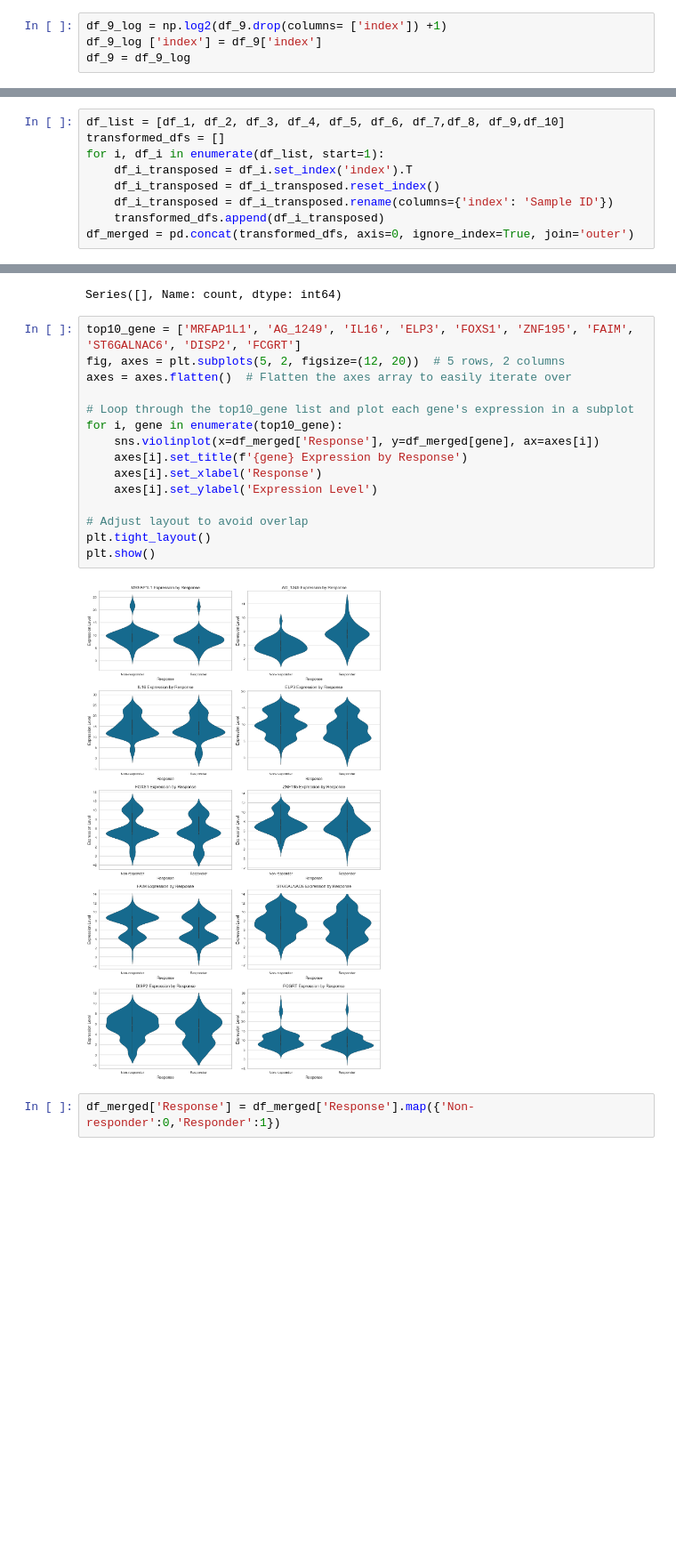
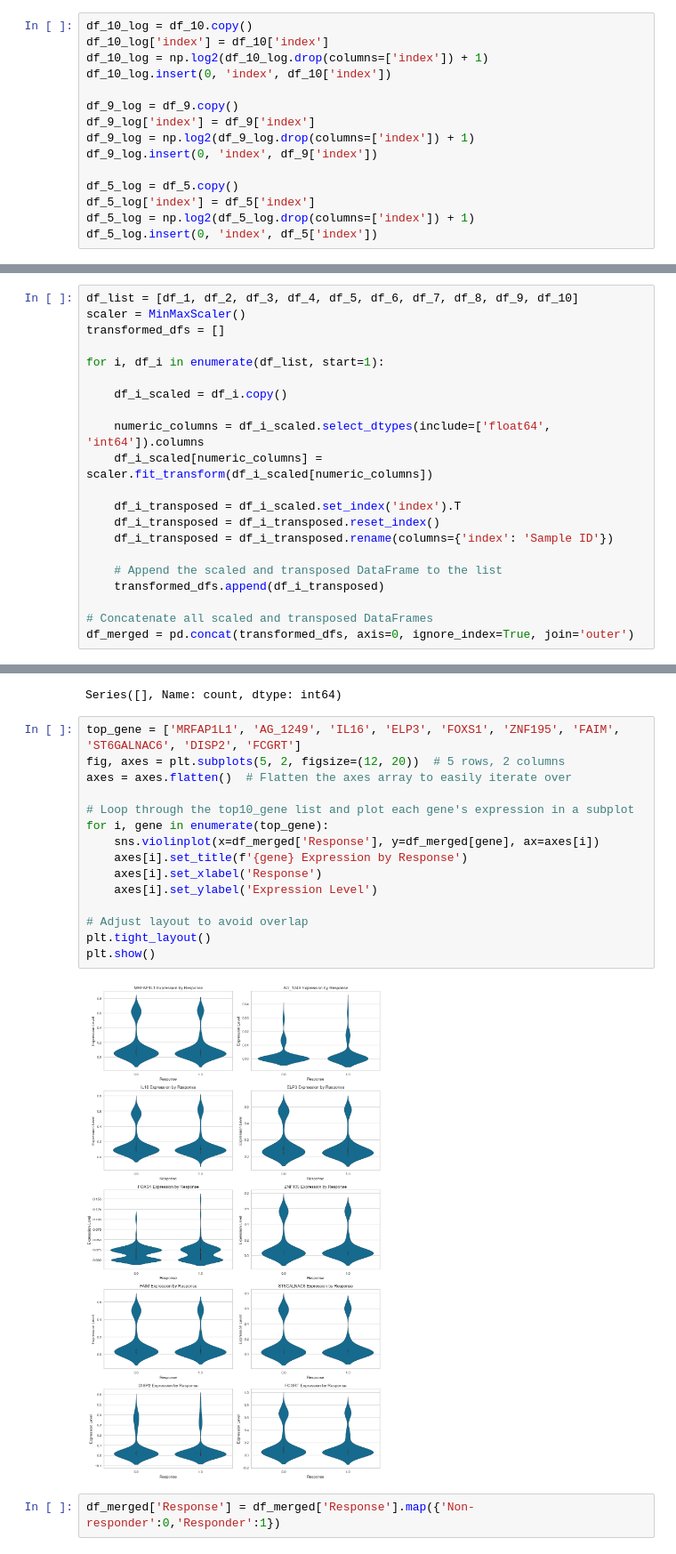
Before and after one commit to hozhao87/Cancer_Drug_Prediction_with_Machine_Learning_Model, a Jupyter notebook: drug_response_prediction_breast_cancer_sum.ipynb, the cells around one changed output, grey strips where cells are left out. Shown at 89% size. Cells and saved outputs as stored; diff of their text form; blank space fills up the shorter version.

```diff
--- a/drug_response_prediction_breast_cancer_sum.ipynb
+++ b/drug_response_prediction_breast_cancer_sum.ipynb
@@ -53,5 +68,16 @@ df_5 = df_5_log
 # %%
-df_9_log = np.log2(df_9.drop(columns= ['index']) +1)
-df_9_log ['index'] = df_9['index']
-df_9 = df_9_log
+df_10_log = df_10.copy()
+df_10_log['index'] = df_10['index']
+df_10_log = np.log2(df_10_log.drop(columns=['index']) + 1)
+df_10_log.insert(0, 'index', df_10['index'])
+
+df_9_log = df_9.copy()
+df_9_log['index'] = df_9['index']
+df_9_log = np.log2(df_9_log.drop(columns=['index']) + 1)
+df_9_log.insert(0, 'index', df_9['index'])
+
+df_5_log = df_5.copy()
+df_5_log['index'] = df_5['index']
+df_5_log = np.log2(df_5_log.drop(columns=['index']) + 1)
+df_5_log.insert(0, 'index', df_5['index'])
 # %%
@@ -62,11 +103,23 @@ df_10 = df_10_log
 # %%
-df_list = [df_1, df_2, df_3, df_4, df_5, df_6, df_7,df_8, df_9,df_10]
+df_list = [df_1, df_2, df_3, df_4, df_5, df_6, df_7, df_8, df_9, df_10]
+scaler = MinMaxScaler()
 transformed_dfs = []
+
 for i, df_i in enumerate(df_list, start=1):
-    df_i_transposed = df_i.set_index('index').T
+
+    df_i_scaled = df_i.copy()
+
+    numeric_columns = df_i_scaled.select_dtypes(include=['float64', 'int64']).columns
+    df_i_scaled[numeric_columns] = scaler.fit_transform(df_i_scaled[numeric_columns])
+
+    df_i_transposed = df_i_scaled.set_index('index').T
     df_i_transposed = df_i_transposed.reset_index()
     df_i_transposed = df_i_transposed.rename(columns={'index': 'Sample ID'})
+
+    # Append the scaled and transposed DataFrame to the list
     transformed_dfs.append(df_i_transposed)
+
+# Concatenate all scaled and transposed DataFrames
 df_merged = pd.concat(transformed_dfs, axis=0, ignore_index=True, join='outer')
 # %%
 df_merged = df_merged.merge(response[['Sample ID', 'Response']], on='Sample ID', how='left')
@@ -91,22 +144,22 @@ print(duplicate_counts[duplicate_counts > 1])
 # %% [output]
 Series([], Name: count, dtype: int64)
 # %%
-top10_gene = ['MRFAP1L1', 'AG_1249', 'IL16', 'ELP3', 'FOXS1', 'ZNF195', 'FAIM', 'ST6GALNAC6', 'DISP2', 'FCGRT']
+top_gene = ['MRFAP1L1', 'AG_1249', 'IL16', 'ELP3', 'FOXS1', 'ZNF195', 'FAIM', 'ST6GALNAC6', 'DISP2', 'FCGRT']
 fig, axes = plt.subplots(5, 2, figsize=(12, 20))  # 5 rows, 2 columns
 axes = axes.flatten()  # Flatten the axes array to easily iterate over
 
 # Loop through the top10_gene list and plot each gene's expression in a subplot
-for i, gene in enumerate(top10_gene):
+for i, gene in enumerate(top_gene):
     sns.violinplot(x=df_merged['Response'], y=df_merged[gene], ax=axes[i])
     axes[i].set_title(f'{gene} Expression by Response')
     axes[i].set_xlabel('Response')
     axes[i].set_ylabel('Expression Level')
 
 # Adjust layout to avoid overlap
 plt.tight_layout()
 plt.show()
 # %% [output]
-[figure, old version]
+[figure, new version]
 # %%
 df_merged['Response'] = df_merged['Response'].map({'Non-responder':0,'Responder':1})
 # %%
```
Also changed, not shown: parts of 32 cells of this notebook, 3 other files.
